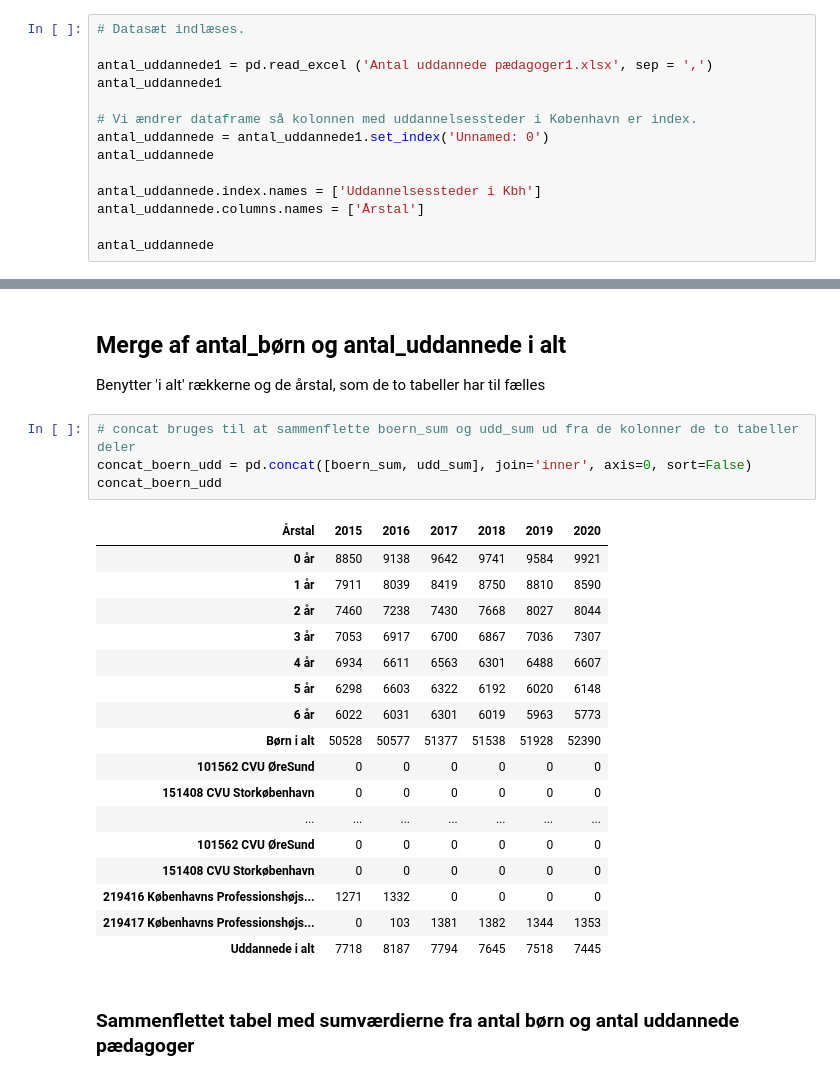
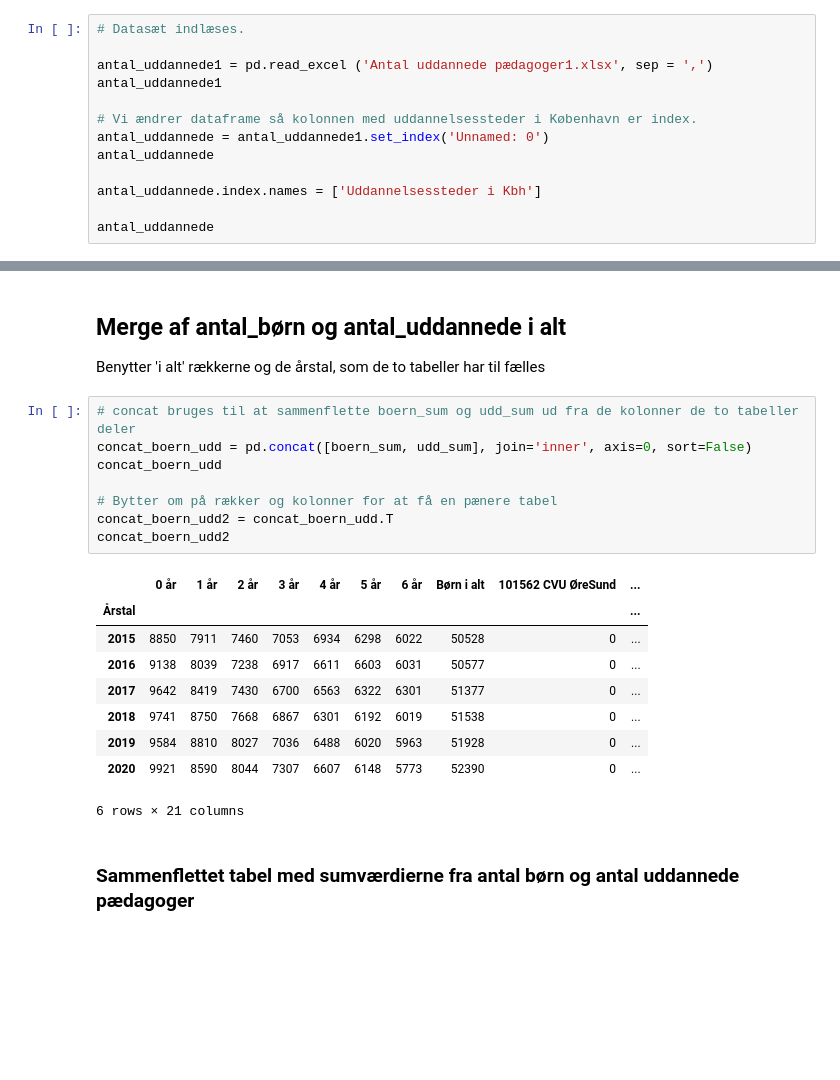
Before and after one commit to MariaSilke/DO21Eksamen, a Jupyter notebook: Eksamen - normeringer.ipynb, the cells around one changed output, grey strips where cells are left out. Cells and saved outputs as stored; diff of their text form; blank space fills up the shorter version.

```diff
--- a/Eksamen - normeringer.ipynb
+++ b/Eksamen - normeringer.ipynb
@@ -19,7 +19,6 @@ antal_uddannede = antal_uddannede1.set_index('Unnamed: 0')
 antal_uddannede
 
 antal_uddannede.index.names = ['Uddannelsessteder i Kbh']
-antal_uddannede.columns.names = ['Årstal']
 
 antal_uddannede
 # %% [output]
@@ -177,24 +175,20 @@ Benytter 'i alt' rækkerne og de årstal, som de to tabeller har til fælles
 # %%
 # concat bruges til at sammenflette boern_sum og udd_sum ud fra de kolonner de to tabeller deler
 concat_boern_udd = pd.concat([boern_sum, udd_sum], join='inner', axis=0, sort=False)
 concat_boern_udd
+
+# Bytter om på rækker og kolonner for at få en pænere tabel
+concat_boern_udd2 = concat_boern_udd.T
+concat_boern_udd2
 # %% [output]
-| Årstal | 2015 | 2016 | 2017 | 2018 | 2019 | 2020 |
-| 0 år | 8850 | 9138 | 9642 | 9741 | 9584 | 9921 |
-| 1 år | 7911 | 8039 | 8419 | 8750 | 8810 | 8590 |
-| 2 år | 7460 | 7238 | 7430 | 7668 | 8027 | 8044 |
-| 3 år | 7053 | 6917 | 6700 | 6867 | 7036 | 7307 |
-| 4 år | 6934 | 6611 | 6563 | 6301 | 6488 | 6607 |
-| 5 år | 6298 | 6603 | 6322 | 6192 | 6020 | 6148 |
-| 6 år | 6022 | 6031 | 6301 | 6019 | 5963 | 5773 |
-| Børn i alt | 50528 | 50577 | 51377 | 51538 | 51928 | 52390 |
-| 101562 CVU ØreSund | 0 | 0 | 0 | 0 | 0 | 0 |
-| 151408 CVU Storkøbenhavn | 0 | 0 | 0 | 0 | 0 | 0 |
-| ... | ... | ... | ... | ... | ... | ... |
-| 101562 CVU ØreSund | 0 | 0 | 0 | 0 | 0 | 0 |
-| 151408 CVU Storkøbenhavn | 0 | 0 | 0 | 0 | 0 | 0 |
-| 219416 Københavns Professionshøjs... | 1271 | 1332 | 0 | 0 | 0 | 0 |
-| 219417 Københavns Professionshøjs... | 0 | 103 | 1381 | 1382 | 1344 | 1353 |
-| Uddannede i alt | 7718 | 8187 | 7794 | 7645 | 7518 | 7445 |
+|  | 0 år | 1 år | 2 år | 3 år | 4 år | 5 år | 6 år | Børn i alt | 101562 CVU ØreSund | ... |
+| Årstal |  |  |  |  |  |  |  |  |  | ... |
+| 2015 | 8850 | 7911 | 7460 | 7053 | 6934 | 6298 | 6022 | 50528 | 0 | ... |
+| 2016 | 9138 | 8039 | 7238 | 6917 | 6611 | 6603 | 6031 | 50577 | 0 | ... |
+| 2017 | 9642 | 8419 | 7430 | 6700 | 6563 | 6322 | 6301 | 51377 | 0 | ... |
+| 2018 | 9741 | 8750 | 7668 | 6867 | 6301 | 6192 | 6019 | 51538 | 0 | ... |
+| 2019 | 9584 | 8810 | 8027 | 7036 | 6488 | 6020 | 5963 | 51928 | 0 | ... |
+| 2020 | 9921 | 8590 | 8044 | 7307 | 6607 | 6148 | 5773 | 52390 | 0 | ... |
+6 rows × 21 columns
 # %% [markdown]
 ### Sammenflettet tabel med sumværdierne fra antal børn og antal uddannede pædagoger
```
Also changed, not shown: parts of 10 cells of this notebook.
